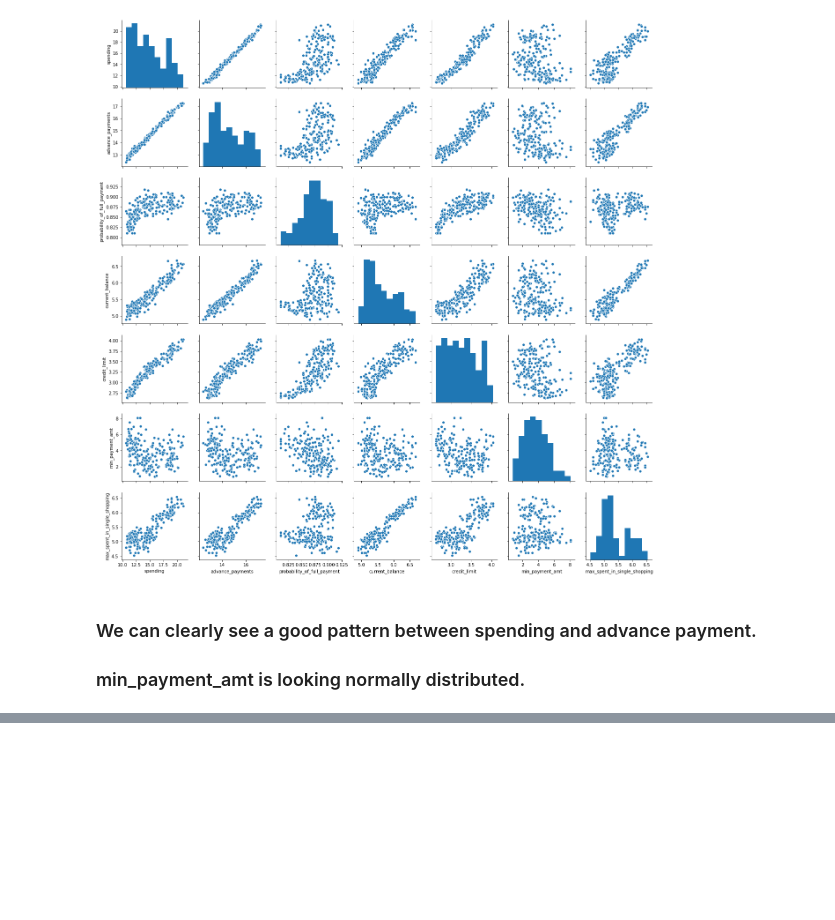
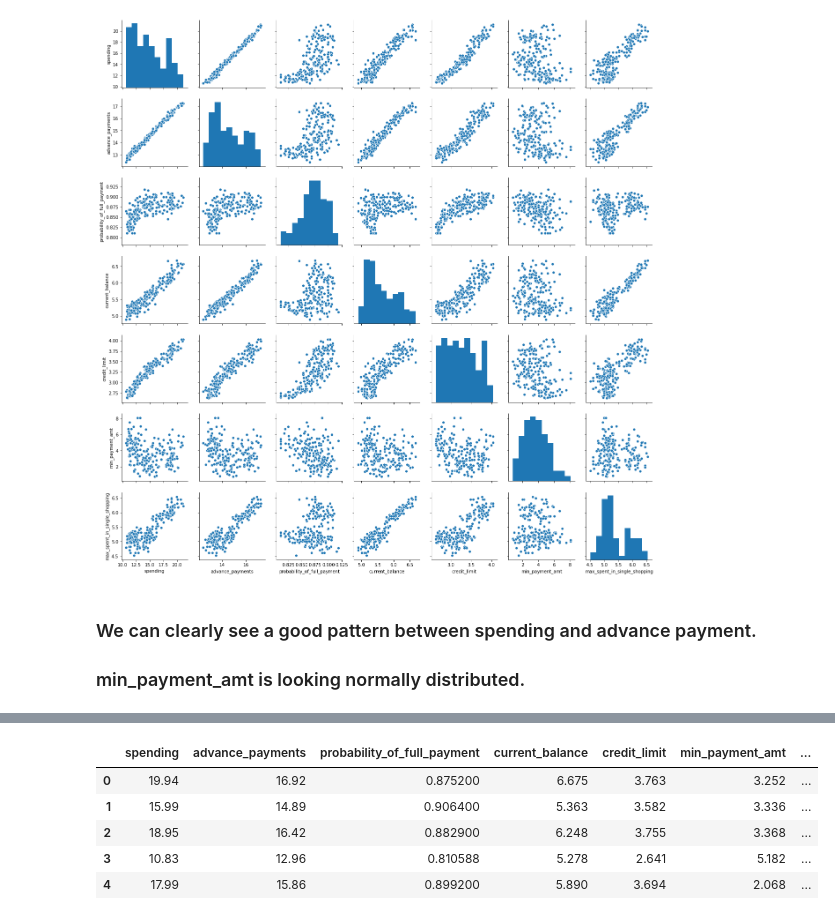
Before and after one commit to Abhishek768/BankMarketting, a Jupyter notebook: BankMarketing.ipynb, the cells around one changed output, grey strips where cells are left out. Saved outputs shown, nothing was run; the diff lists cells and outputs as text; code cells hidden in the pictures; blank space fills up the shorter version.

```diff
--- a/BankMarketing.ipynb
+++ b/BankMarketing.ipynb
@@ -125,0 +135,15 @@ sns.pairplot(df);
+# %%
+clusters = fcluster(ward_linkage, 3, criterion='maxclust')
+# %%
+agglomerative_df = df
+agglomerative_df['cluster'] = clusters
+agglomerative_df.to_csv('bank_marketing_using_agglomerative_clustering.csv', index=False)
+# %%
+agglomerative_df.head(5)
+# %% [output]
+|  | spending | advance_payments | probability_of_full_payment | current_balance | credit_limit | min_payment_amt | ... |
+| 0 | 19.94 | 16.92 | 0.875200 | 6.675 | 3.763 | 3.252 | ... |
+| 1 | 15.99 | 14.89 | 0.906400 | 5.363 | 3.582 | 3.336 | ... |
+| 2 | 18.95 | 16.42 | 0.882900 | 6.248 | 3.755 | 3.368 | ... |
+| 3 | 10.83 | 12.96 | 0.810588 | 5.278 | 2.641 | 5.182 | ... |
+| 4 | 17.99 | 15.86 | 0.899200 | 5.890 | 3.694 | 2.068 | ... |
```
Also changed, not shown: parts of 5 cells of this notebook.
